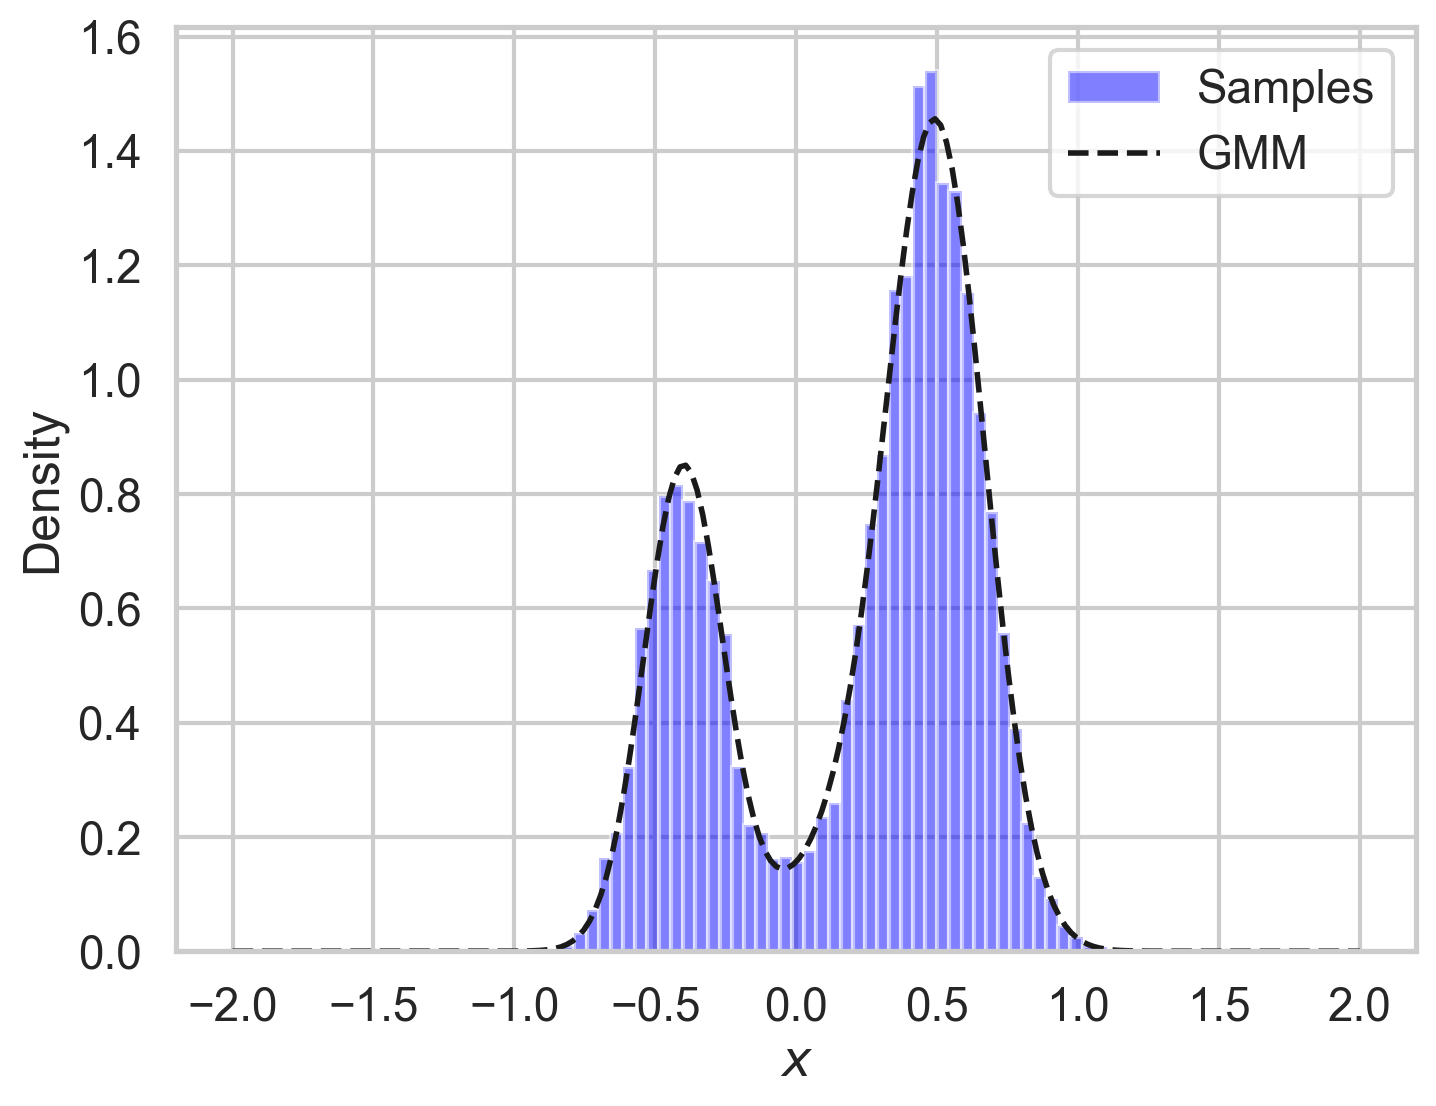
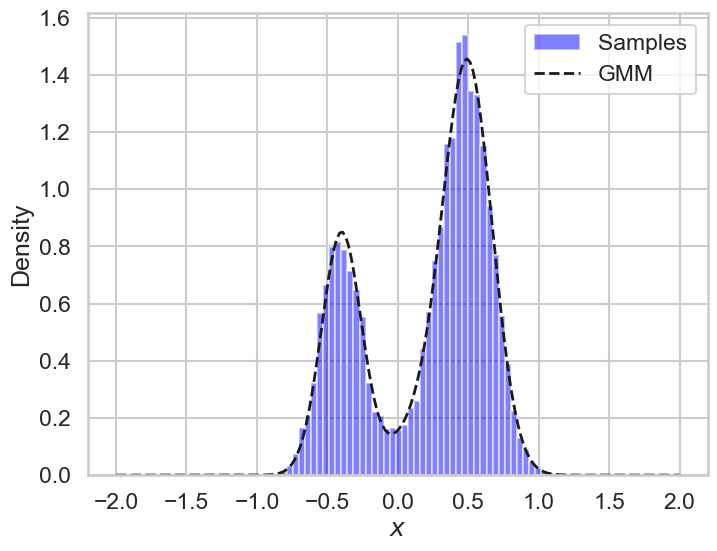
Code edit (unified diff) that turned the first committed figure into the second:
--- before
+++ after
@@ -1,5 +1,5 @@
 fig, ax = plt.subplots()
-ax.hist(#TODO, bins=50, density=True, alpha=0.5, label="Samples", color="blue")
-ax.plot(xs, #TODO, "k--", lw=2, label="GMM")
+ax.hist(gmm_samples, bins=50, density=True, alpha=0.5, label="Samples", color="blue")
+ax.plot(xs, pdf_mix, "k--", lw=2, label="GMM")
 ax.set_xlabel("$x$")
 ax.set_ylabel("Density")

Commit: update